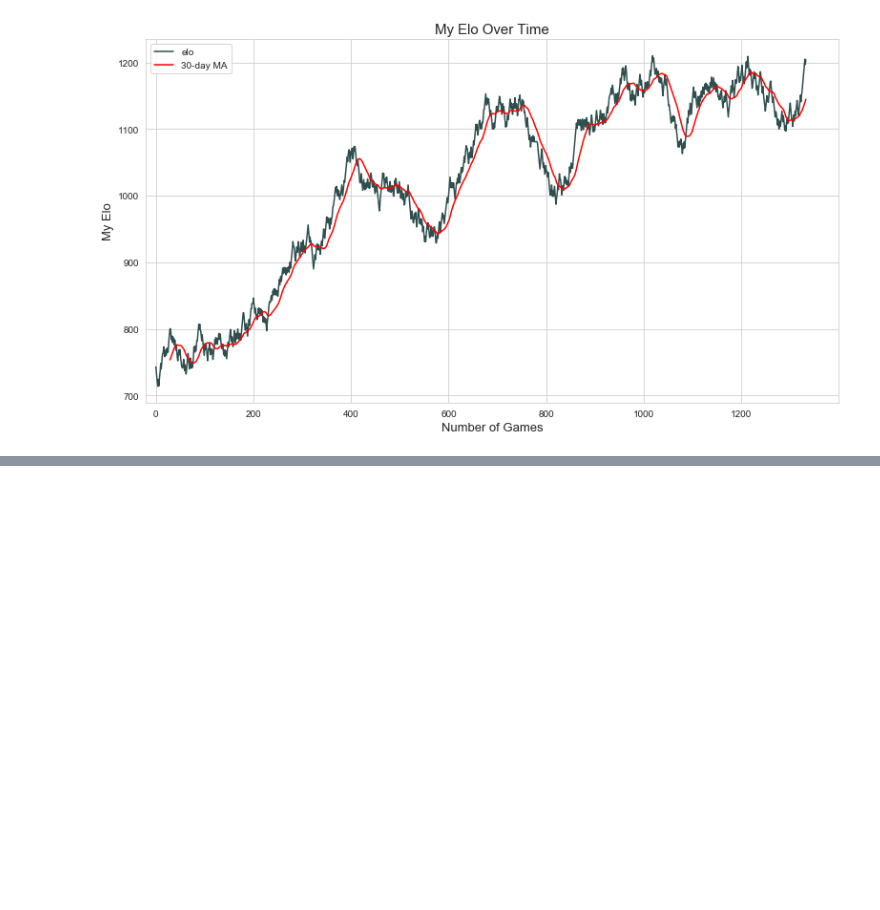
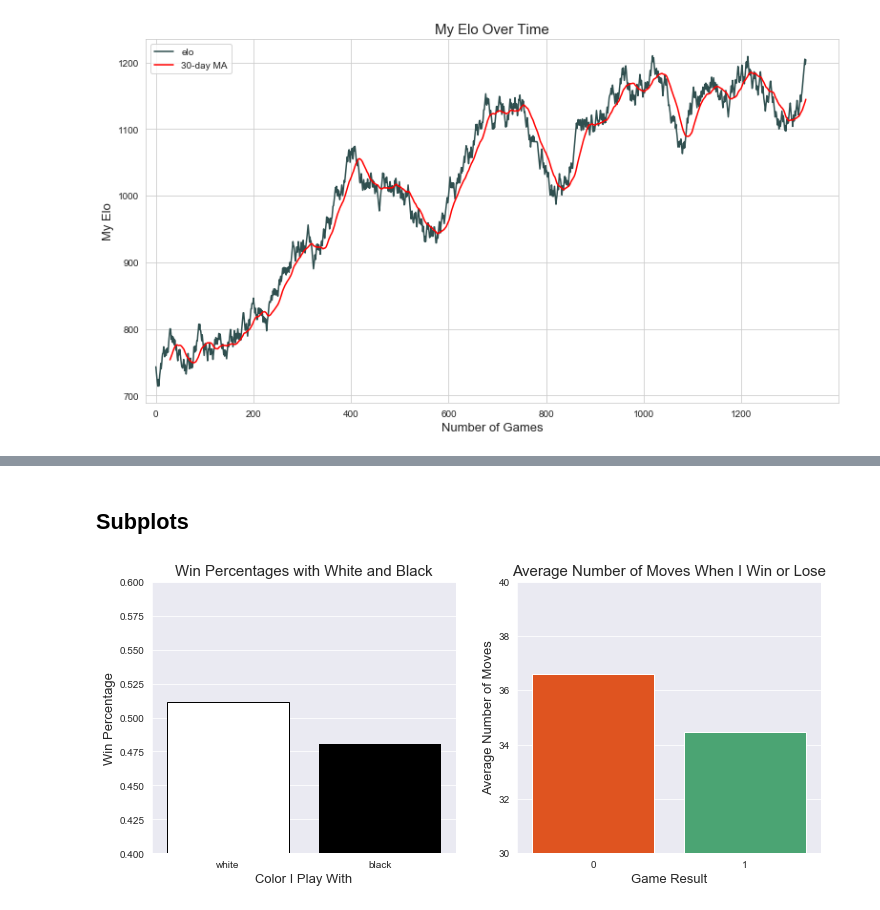
Before and after one commit to eonofrey/chess_scrape_2, a Jupyter notebook: chess_scrape.ipynb, the cells around one changed output, grey strips where cells are left out. Drawn from its saved outputs; the diff is of its cells as text; code cells hidden in the pictures; blank space fills up the shorter version.

```diff
--- a/chess_scrape.ipynb
+++ b/chess_scrape.ipynb
@@ -401,2 +345,44 @@ plt.show()
+# %% [markdown]
+## Subplots
+# %%
+color_average = speed_games[speed_games.color != 'error'].groupby(speed_games['color']).mean()
+win_average = speed_games.groupby(speed_games['result']).mean()
+
+sns.set_style("darkgrid")
+plt.figure(figsize=(12, 5))
+
+plt.subplot(1, 2, 1)
+sns.barplot(y='result',
+            x=color_average.index,
+            data=color_average,
+            order=['white', 'black'],
+            palette=['white', 'black'],
+            edgecolor=(0,0,0)
+           )
+
+plt.xlabel('Color I Play With', fontsize=13)
+plt.ylabel('Win Percentage', fontsize=13)
+plt.title('Win Percentages with White and Black', fontsize=15)
+plt.ylim(.40, .60)
+
+
+plt.subplot(1, 2, 2)
+sns.barplot(y='moves',
+            x=win_average.index,
+            data=win_average,
+            palette=['orangered', 'mediumseagreen'],
+           )
+
+plt.xlabel('Game Result', fontsize=13)
+plt.ylabel('Average Number of Moves', fontsize=13)
+plt.title('Average Number of Moves When I Win or Lose', fontsize=15)
+#plt.xticks(labels=('Loss', 'Win'))
+plt.ylim(30,40)
+
+plt.savefig('colors_results.png')
+
+plt.show()
+# %% [output]
+[figure, added]
 # %%
 sns.set_style("whitegrid")
```
Also changed, not shown: parts of 21 cells of this notebook.
